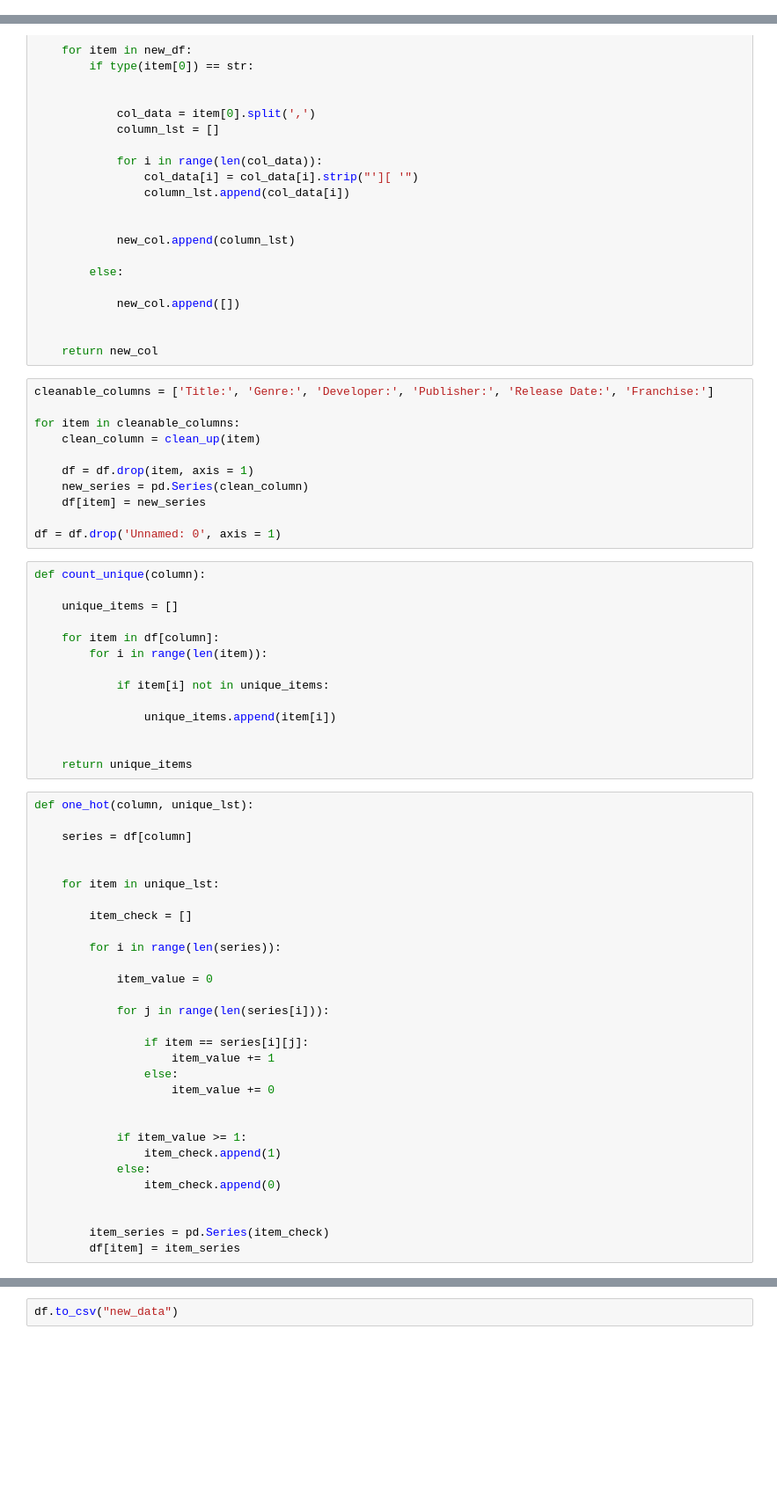
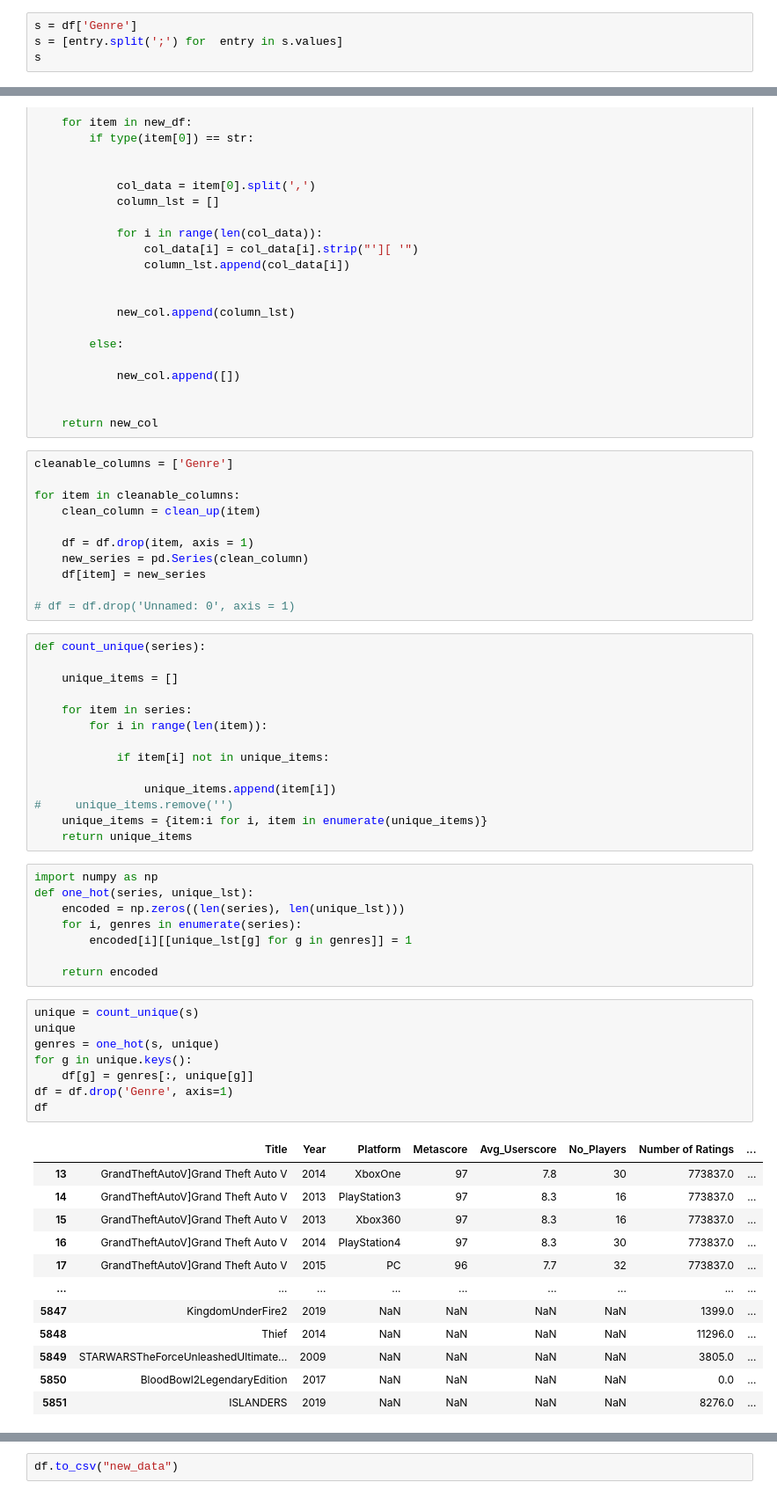
Before and after one commit to drewbodmer/DS3000FinalProject, a Jupyter notebook: Data Clean Up.ipynb, the cells around one changed output, grey strips where cells are left out. Shown at 88% size. Drawn from its saved outputs; the diff is of its cells as text; blank space fills up the shorter version.

```diff
--- a/Data Clean Up.ipynb
+++ b/Data Clean Up.ipynb
@@ -30,0 +53,4 @@ df
+# %%
+s = df['Genre']
+s = [entry.split(';') for  entry in s.values]
+s
@@ -56,7 +100,7 @@ def clean_up(column):
 
     return new_col
 # %%
-cleanable_columns = ['Title:', 'Genre:', 'Developer:', 'Publisher:', 'Release Date:', 'Franchise:']
+cleanable_columns = ['Genre']
 
 for item in cleanable_columns:
     clean_column = clean_up(item)
@@ -65,48 +109,47 @@ for item in cleanable_columns:
     new_series = pd.Series(clean_column)
     df[item] = new_series
 
-df = df.drop('Unnamed: 0', axis = 1)
+# df = df.drop('Unnamed: 0', axis = 1)
 # %%
-def count_unique(column):
+def count_unique(series):
 
     unique_items = []
 
-    for item in df[column]:
+    for item in series:
         for i in range(len(item)):
 
             if item[i] not in unique_items:
 
                 unique_items.append(item[i])
-
-
+#     unique_items.remove('')
+    unique_items = {item:i for i, item in enumerate(unique_items)}
     return unique_items
-# %%
-def one_hot(column, unique_lst):
-
-    series = df[column]
-
-
-    for item in unique_lst:
-
-        item_check = []
-
-        for i in range(len(series)):
-
-            item_value = 0
-
-            for j in range(len(series[i])):
-
-                if item == series[i][j]:
-                    item_value += 1
-                else:
-                    item_value += 0
-
-
-            if item_value >= 1:
-                item_check.append(1)
-            else:
-                item_check.append(0)
-
-
-        item_series = pd.Series(item_check)
-        df[item] = item_series
+# %%
+import numpy as np
+def one_hot(series, unique_lst):
+    encoded = np.zeros((len(series), len(unique_lst)))
+    for i, genres in enumerate(series):
+        encoded[i][[unique_lst[g] for g in genres]] = 1
+
+    return encoded
+# %%
+unique = count_unique(s)
+unique
+genres = one_hot(s, unique)
+for g in unique.keys():
+    df[g] = genres[:, unique[g]]
+df = df.drop('Genre', axis=1)
+df
+# %% [output]
+|  | Title | Year | Platform | Metascore | Avg_Userscore | No_Players | Number of Ratings | ... |
+| 13 | GrandTheftAutoV]Grand Theft Auto V | 2014 | XboxOne | 97 | 7.8 | 30 | 773837.0 | ... |
+| 14 | GrandTheftAutoV]Grand Theft Auto V | 2013 | PlayStation3 | 97 | 8.3 | 16 | 773837.0 | ... |
+| 15 | GrandTheftAutoV]Grand Theft Auto V | 2013 | Xbox360 | 97 | 8.3 | 16 | 773837.0 | ... |
+| 16 | GrandTheftAutoV]Grand Theft Auto V | 2014 | PlayStation4 | 97 | 8.3 | 30 | 773837.0 | ... |
+| 17 | GrandTheftAutoV]Grand Theft Auto V | 2015 | PC | 96 | 7.7 | 32 | 773837.0 | ... |
+| ... | ... | ... | ... | ... | ... | ... | ... | ... |
+| 5847 | KingdomUnderFire2 | 2019 | NaN | NaN | NaN | NaN | 1399.0 | ... |
+| 5848 | Thief | 2014 | NaN | NaN | NaN | NaN | 11296.0 | ... |
+| 5849 | STARWARSTheForceUnleashedUltimate... | 2009 | NaN | NaN | NaN | NaN | 3805.0 | ... |
+| 5850 | BloodBowl2LegendaryEdition | 2017 | NaN | NaN | NaN | NaN | 0.0 | ... |
+| 5851 | ISLANDERS | 2019 | NaN | NaN | NaN | NaN | 8276.0 | ... |
```
Also changed, not shown: parts of 5 cells of this notebook.
